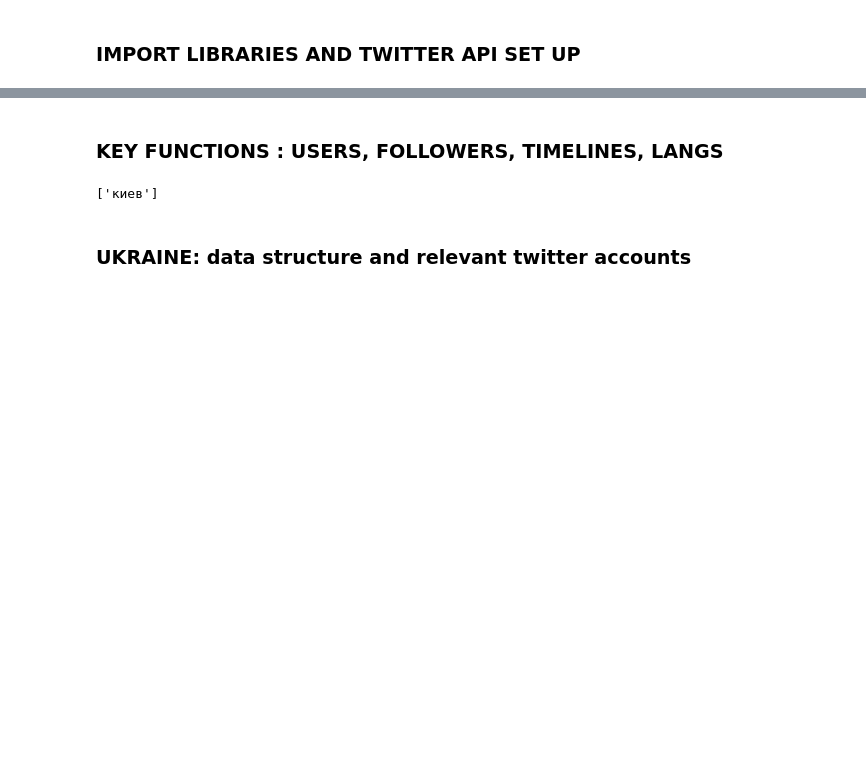
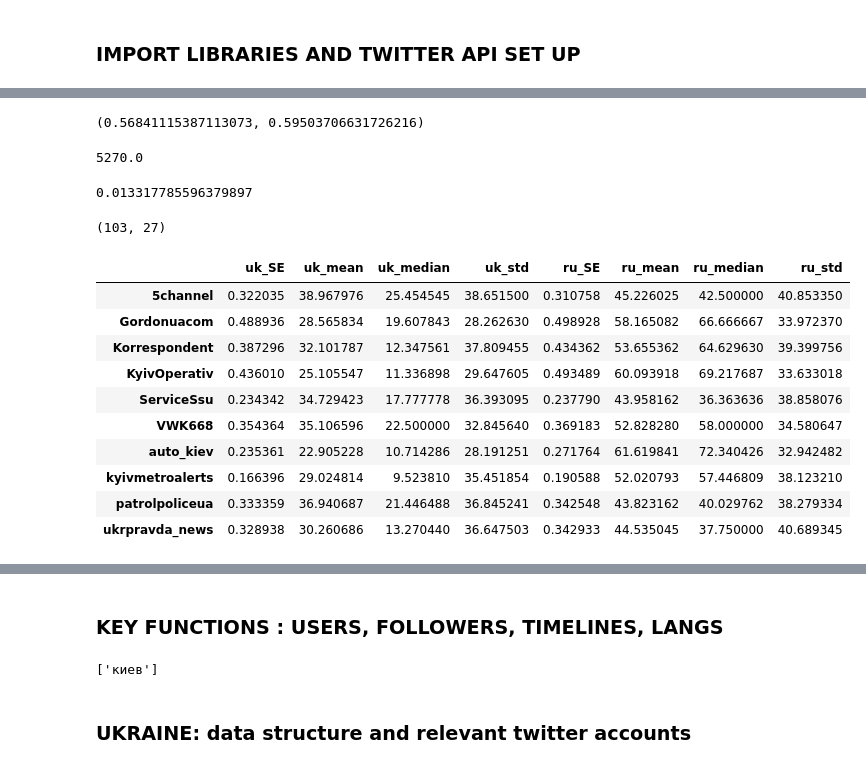
Before and after one commit to pgervila/Explore_bilingualism_in_cities, a Jupyter notebook: explore_city_langs.ipynb, the cells around one changed output, grey strips where cells are left out. Cells and saved outputs as stored; diff of their text form; code cells hidden in the pictures; blank space fills up the shorter version.

```diff
--- a/explore_city_langs.ipynb
+++ b/explore_city_langs.ipynb
@@ -58,0 +28,2 @@ auth.set_access_token(access_token, access_token_secret)
+# %%
+Kiev_data = RandomWalkCityTweets('city_random_walks.h5', 'Kiev')
@@ -58,0 +60,4 @@ auth.set_access_token(access_token, access_token_secret)
+# %%
+# define fun to select only users with > num_tweets_for_stats
+fun_filter = lambda x: len(x) >= 40
+tff = tff.groupby('screen_name', as_index=False).filter(fun_filter)
@@ -58,0 +71,4 @@ auth.set_access_token(access_token, access_token_secret)
+# %%
+# define fun to select num_tweets_for_stats per user
+fun_select = lambda obj: obj.iloc[:40, :]
+tff = tff.groupby('screen_name', as_index=False).apply(fun_select)
@@ -58,0 +84,5 @@ auth.set_access_token(access_token, access_token_secret)
+# %%
+# rearrange dataframe
+Kiev_data.data_stats = tff.pivot_table(aggfunc={'lang': 'count'},
+                         index=['id_str', 'screen_name'],
+                         columns='lang_detected').fillna(0.)
@@ -58,0 +189,16 @@ auth.set_access_token(access_token, access_token_secret)
+# %%
+proportion.proportion_confint(xx.ru.sum(), xx.tot_lang_counts.sum(), method='agresti_coull')
+# %% [output]
+(0.56841115387113073, 0.59503706631726216)
+# %%
+xx.tot_lang_counts.sum()
+# %% [output]
+5270.0
+# %%
+1.96 * np.sqrt(p_ * (1 - p_) / xx.tot_lang_counts.sum())
+# %% [output]
+0.013317785596379897
+# %%
+Kiev_data.data_stats[(Kiev_data.data_stats.Gordonuacom) & (Kiev_data.data_stats.tot_lang_counts >= 40)].shape
+# %% [output]
+(103, 27)
@@ -58,0 +207,14 @@ auth.set_access_token(access_token, access_token_secret)
+# %%
+Kiev_data.stats_per_root_acc
+# %% [output]
+|  | uk_SE | uk_mean | uk_median | uk_std | ru_SE | ru_mean | ru_median | ru_std |
+| 5channel | 0.322035 | 38.967976 | 25.454545 | 38.651500 | 0.310758 | 45.226025 | 42.500000 | 40.853350 |
+| Gordonuacom | 0.488936 | 28.565834 | 19.607843 | 28.262630 | 0.498928 | 58.165082 | 66.666667 | 33.972370 |
+| Korrespondent | 0.387296 | 32.101787 | 12.347561 | 37.809455 | 0.434362 | 53.655362 | 64.629630 | 39.399756 |
+| KyivOperativ | 0.436010 | 25.105547 | 11.336898 | 29.647605 | 0.493489 | 60.093918 | 69.217687 | 33.633018 |
+| ServiceSsu | 0.234342 | 34.729423 | 17.777778 | 36.393095 | 0.237790 | 43.958162 | 36.363636 | 38.858076 |
+| VWK668 | 0.354364 | 35.106596 | 22.500000 | 32.845640 | 0.369183 | 52.828280 | 58.000000 | 34.580647 |
+| auto_kiev | 0.235361 | 22.905228 | 10.714286 | 28.191251 | 0.271764 | 61.619841 | 72.340426 | 32.942482 |
+| kyivmetroalerts | 0.166396 | 29.024814 | 9.523810 | 35.451854 | 0.190588 | 52.020793 | 57.446809 | 38.123210 |
+| patrolpoliceua | 0.333359 | 36.940687 | 21.446488 | 36.845241 | 0.342548 | 43.823162 | 40.029762 | 38.279334 |
+| ukrpravda_news | 0.328938 | 30.260686 | 13.270440 | 36.647503 | 0.342933 | 44.535045 | 37.750000 | 40.689345 |
```
Also changed, not shown: parts of 50 cells of this notebook, 1 other file.
